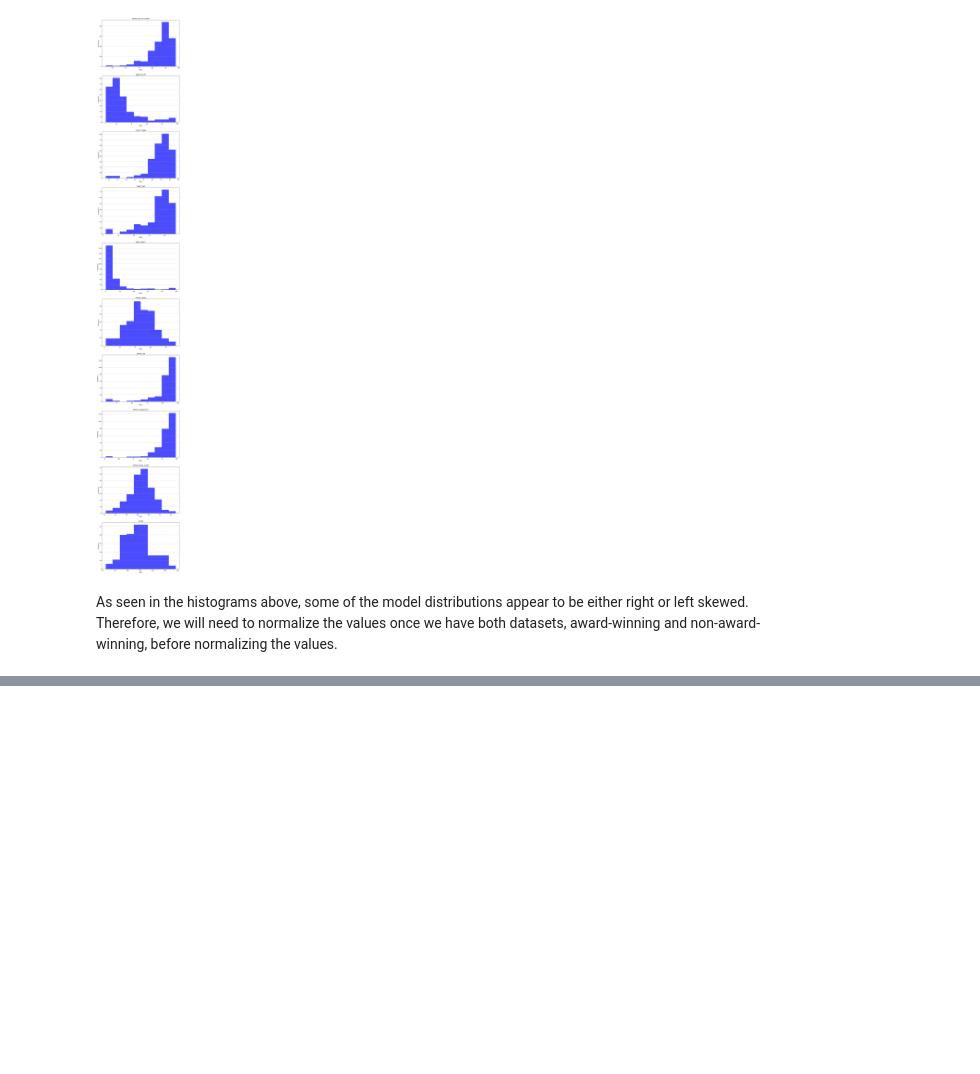
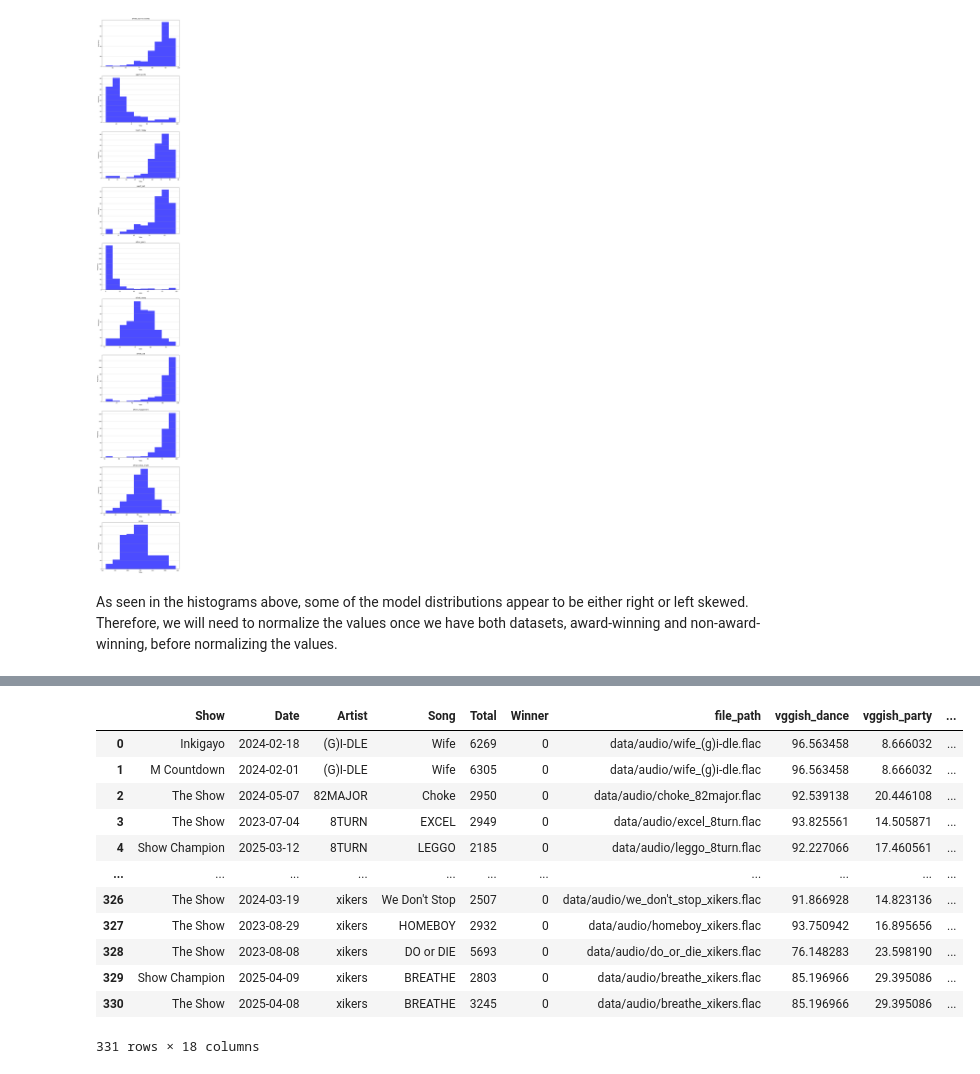
Before and after one commit to ccaban6/love-dive-into-kpop-music-show-winners, a Jupyter notebook: gather_audio_data.ipynb, the cells around one changed output, grey strips where cells are left out. Saved outputs shown, nothing was run; the diff lists cells and outputs as text; code cells hidden in the pictures; blank space fills up the shorter version.

```diff
--- a/gather_audio_data.ipynb
+++ b/gather_audio_data.ipynb
@@ -207,0 +366,23 @@ with open('award_winning_features.json', 'w') as f:
+# %%
+lose_feature_df = pd.DataFrame.from_dict(link_to_non_winning_features, orient='index')
+# lose_feature_df
+nonwinning_linked_df = nonwinning_linked_df.join(lose_feature_df, on='file_path')
+# %%
+nonwinning_to_merge_df = nonwinning_linked_df.copy().drop(['Artist_Song', 'Placement'], axis=1).reset_index(drop=True)
+nonwinning_to_merge_df['Winner'] = 0
+nonwinning_to_merge_df = pd.concat([nonwinning_to_merge_df[columns_reorder], nonwinning_to_merge_df.drop(columns=columns_reorder)], axis=1)
+nonwinning_to_merge_df
+# %% [output]
+|  | Show | Date | Artist | Song | Total | Winner | file_path | vggish_dance | vggish_party | ... |
+| 0 | Inkigayo | 2024-02-18 | (G)I-DLE | Wife | 6269 | 0 | data/audio/wife_(g)i-dle.flac | 96.563458 | 8.666032 | ... |
+| 1 | M Countdown | 2024-02-01 | (G)I-DLE | Wife | 6305 | 0 | data/audio/wife_(g)i-dle.flac | 96.563458 | 8.666032 | ... |
+| 2 | The Show | 2024-05-07 | 82MAJOR | Choke | 2950 | 0 | data/audio/choke_82major.flac | 92.539138 | 20.446108 | ... |
+| 3 | The Show | 2023-07-04 | 8TURN | EXCEL | 2949 | 0 | data/audio/excel_8turn.flac | 93.825561 | 14.505871 | ... |
+| 4 | Show Champion | 2025-03-12 | 8TURN | LEGGO | 2185 | 0 | data/audio/leggo_8turn.flac | 92.227066 | 17.460561 | ... |
+| ... | ... | ... | ... | ... | ... | ... | ... | ... | ... | ... |
+| 326 | The Show | 2024-03-19 | xikers | We Don't Stop | 2507 | 0 | data/audio/we_don't_stop_xikers.flac | 91.866928 | 14.823136 | ... |
+| 327 | The Show | 2023-08-29 | xikers | HOMEBOY | 2932 | 0 | data/audio/homeboy_xikers.flac | 93.750942 | 16.895656 | ... |
+| 328 | The Show | 2023-08-08 | xikers | DO or DIE | 5693 | 0 | data/audio/do_or_die_xikers.flac | 76.148283 | 23.598190 | ... |
+| 329 | Show Champion | 2025-04-09 | xikers | BREATHE | 2803 | 0 | data/audio/breathe_xikers.flac | 85.196966 | 29.395086 | ... |
+| 330 | The Show | 2025-04-08 | xikers | BREATHE | 3245 | 0 | data/audio/breathe_xikers.flac | 85.196966 | 29.395086 | ... |
+331 rows × 18 columns
```
Also changed, not shown: parts of 23 cells of this notebook, 40 other files.
